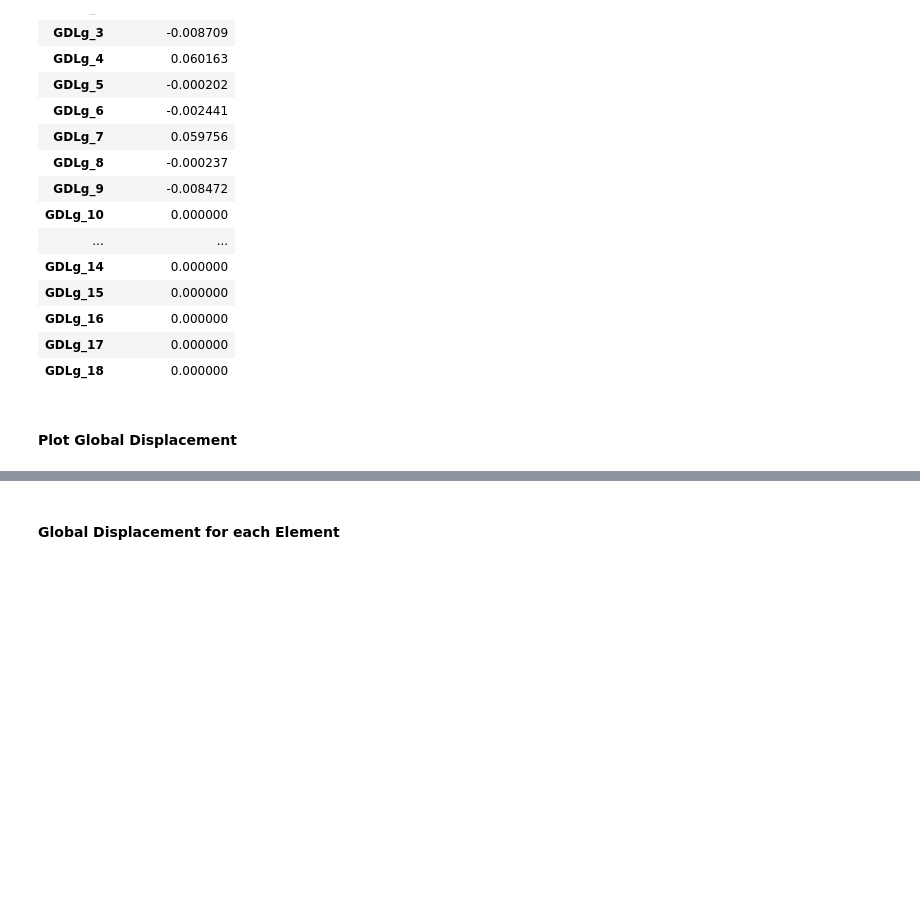
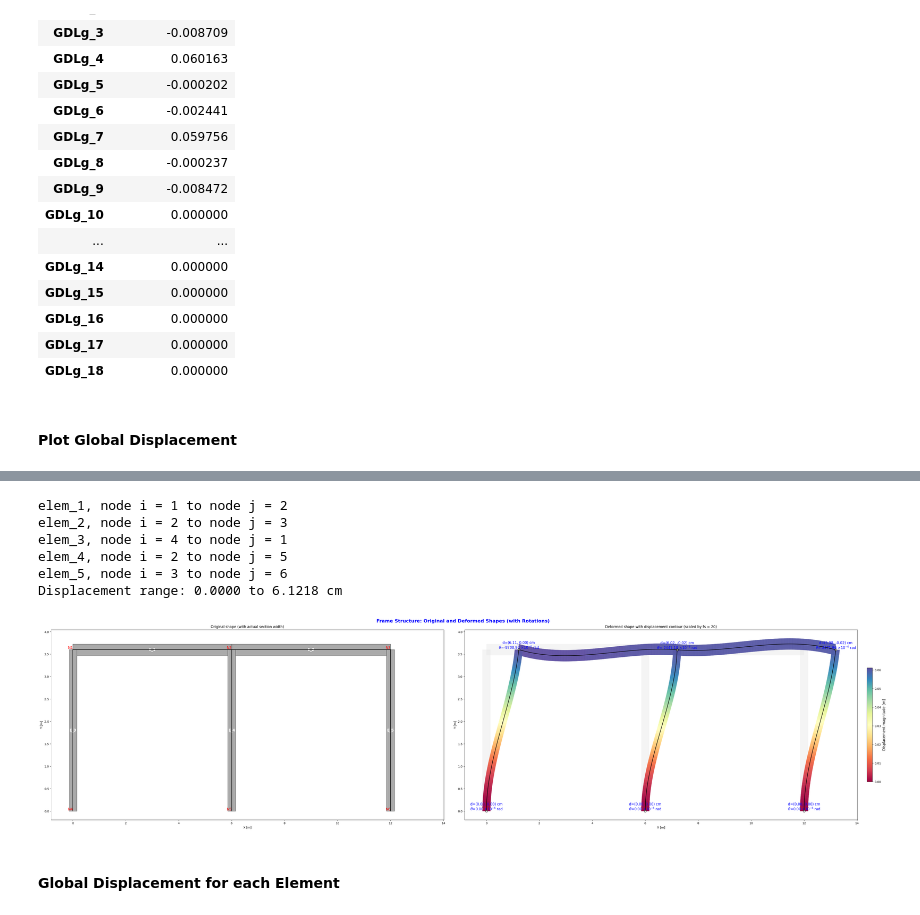
Before and after one commit to Normando1945/Repo_Maxtrix_Analisys, a Jupyter notebook: examples/Ejemplo_Class_Matricial.ipynb, the cells around one changed output, grey strips where cells are left out. Cells and saved outputs as stored; diff of their text form; code cells hidden in the pictures; blank space fills up the shorter version.

```diff
--- a/examples/Ejemplo_Class_Matricial.ipynb
+++ b/examples/Ejemplo_Class_Matricial.ipynb
@@ -976,3 +726,43 @@ Displacement range: 0.0000 to 6.1216 cm
+# %%
+delta_g_values = np.asarray(delta_g_full, dtype=float).ravel()
+
+# --- Node coordinate table: (x, y, ux, uy, rotation) -----------------
+CoordNode = np.array([
+    [0, Lc, delta_g_values[0], delta_g_values[1],  delta_g_values[2]],
+    [Lv, Lc, delta_g_values[3], delta_g_values[4],  delta_g_values[5]],
+    [2*Lv, Lc, delta_g_values[6], delta_g_values[7],  delta_g_values[8]],
+    [0, 0, delta_g_values[9], delta_g_values[10], delta_g_values[11]],
+    [Lv, 0, delta_g_values[12], delta_g_values[13], delta_g_values[14]],
+    [2*Lv, 0, delta_g_values[15], delta_g_values[16], delta_g_values[17]],
+])
+
+# List of Colors #
+'coolwarm'
+'jet'
+'turbo'
+'viridis'
+'plasma'
+'inferno'
+'magma'
+'cividis'
+'RdYlBu'
+'RdYlGn'
+'seismic'
+'bwr'
+'PiYG'
+'PRGn'
+'Spectral'
+
+plotDisp = PlotGlobalDislplacemet(fs = 20,n_sub= 100,Lee_Nodos= Lee_Nodos, delta_g_full= delta_g_full,CoordNode= CoordNode, hv = bv, bc = bc, color='Spectral')
+plotDisp.PlotGD_RMF()
+# %% [output]
+elem_1, node i = 1 to node j = 2
+elem_2, node i = 2 to node j = 3
+elem_3, node i = 4 to node j = 1
+elem_4, node i = 2 to node j = 5
+elem_5, node i = 3 to node j = 6
+Displacement range: 0.0000 to 6.1218 cm
+[figure, added]
 # %% [markdown]
 #### Global Displacement for each Element
 # %%
```
Also changed, not shown: parts of 1 cell of this notebook, 2 other files.
